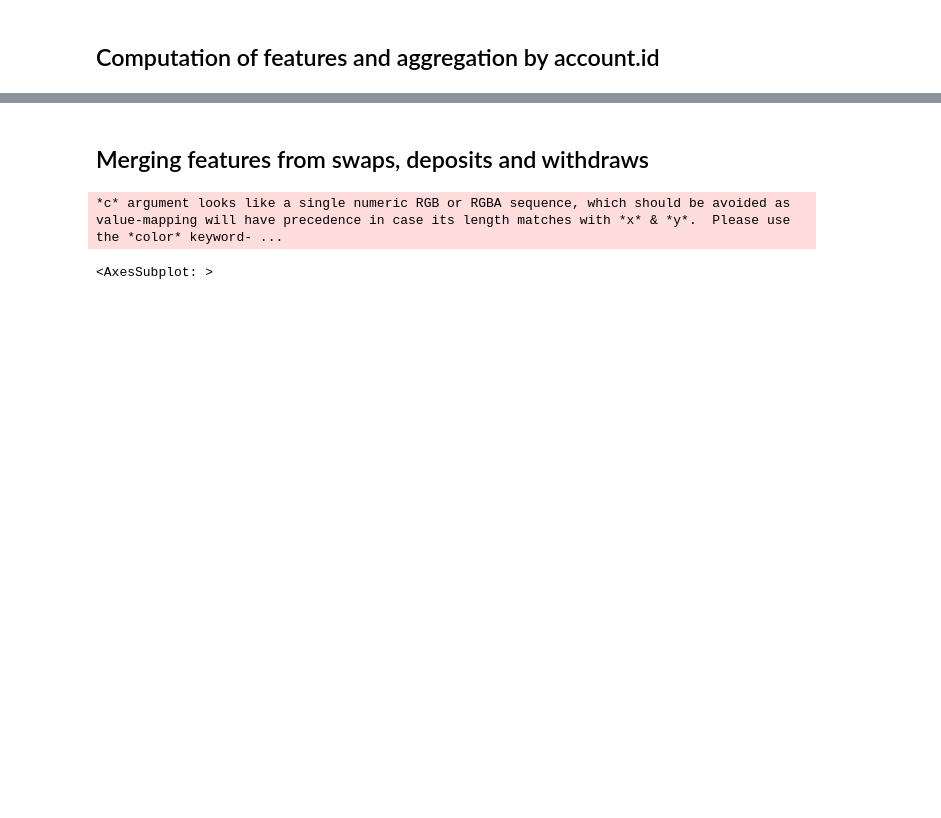
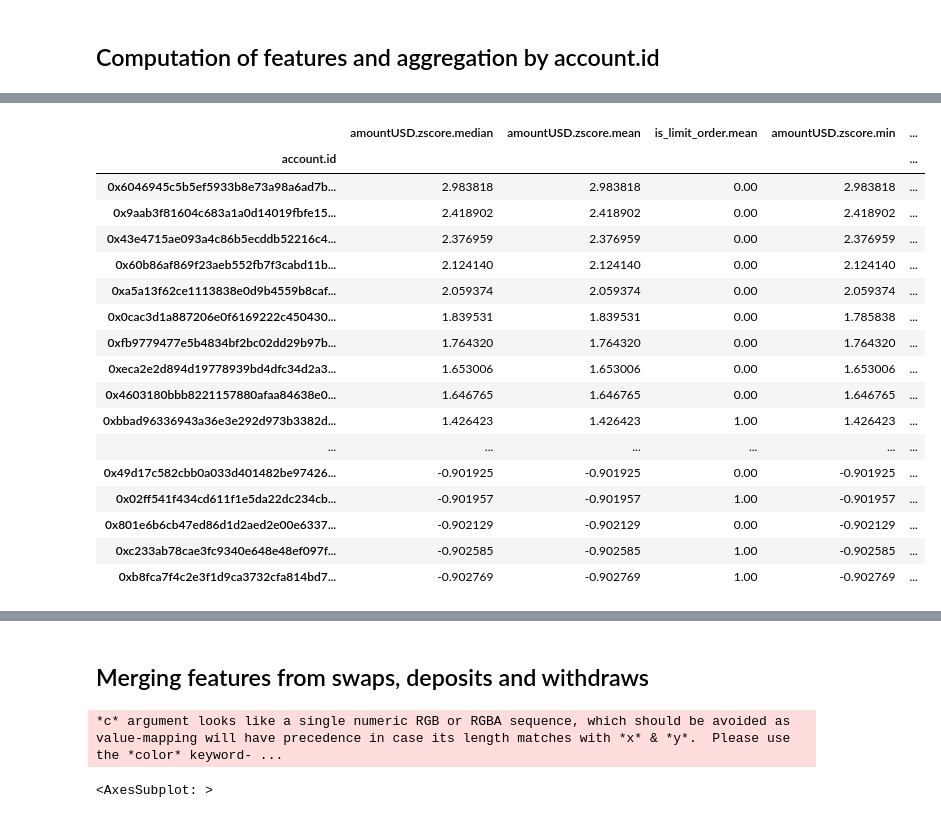
Before and after one commit to juliencarponcy/py0xcluster, a Jupyter notebook: notebooks/Pool_clustering.ipynb, the cells around one changed output, grey strips where cells are left out. Cells and saved outputs as stored; diff of their text form; code cells hidden in the pictures; blank space fills up the shorter version.

```diff
--- a/notebooks/Pool_clustering.ipynb
+++ b/notebooks/Pool_clustering.ipynb
@@ -180,10 +207,11 @@ Length: 119, dtype: string
 # %%
 uni3_events_getter = PoolEventGetter(
     subgraph_url = 'https://api.thegraph.com/subgraphs/name/messari/uniswap-v3-ethereum',
-    pools_data = uni3_pools,
-    pool_ids = uni3_pools.pools_df['pool.id'].values[0],
-    start_date = (2023,1,14),
-    end_date = (2023,1,15),
+    query_file_path = queries_folder / 'messari_getPoolEvents.gql',
+    pools_data = None,
+    pool_ids = uni3_pools.pools_df['pool.id'].values[:5],#uni3_pools.pools_df['pool.id'].values[0],
+    start_date = (2024,2,1),
+    end_date = (2024,2,3),
     days_batch_size = 1
     )
 
@@ -334,2 +329,23 @@ addresses_swaps_features
+# %%
+addresses_deposits_features.sort_values(by='amountUSD.zscore.median', ascending=False).head(50)
+# %% [output]
+|  | amountUSD.zscore.median | amountUSD.zscore.mean | is_limit_order.mean | amountUSD.zscore.min | ... |
+| account.id |  |  |  |  | ... |
+| 0x6046945c5b5ef5933b8e73a98a6ad7b... | 2.983818 | 2.983818 | 0.00 | 2.983818 | ... |
+| 0x9aab3f81604c683a1a0d14019fbfe15... | 2.418902 | 2.418902 | 0.00 | 2.418902 | ... |
+| 0x43e4715ae093a4c86b5ecddb52216c4... | 2.376959 | 2.376959 | 0.00 | 2.376959 | ... |
+| 0x60b86af869f23aeb552fb7f3cabd11b... | 2.124140 | 2.124140 | 0.00 | 2.124140 | ... |
+| 0xa5a13f62ce1113838e0d9b4559b8caf... | 2.059374 | 2.059374 | 0.00 | 2.059374 | ... |
+| 0x0cac3d1a887206e0f6169222c450430... | 1.839531 | 1.839531 | 0.00 | 1.785838 | ... |
+| 0xfb9779477e5b4834bf2bc02dd29b97b... | 1.764320 | 1.764320 | 0.00 | 1.764320 | ... |
+| 0xeca2e2d894d19778939bd4dfc34d2a3... | 1.653006 | 1.653006 | 0.00 | 1.653006 | ... |
+| 0x4603180bbb8221157880afaa84638e0... | 1.646765 | 1.646765 | 0.00 | 1.646765 | ... |
+| 0xbbad96336943a36e3e292d973b3382d... | 1.426423 | 1.426423 | 1.00 | 1.426423 | ... |
+| ... | ... | ... | ... | ... | ... |
+| 0x49d17c582cbb0a033d401482be97426... | -0.901925 | -0.901925 | 0.00 | -0.901925 | ... |
+| 0x02ff541f434cd611f1e5da22dc234cb... | -0.901957 | -0.901957 | 1.00 | -0.901957 | ... |
+| 0x801e6b6cb47ed86d1d2aed2e00e6337... | -0.902129 | -0.902129 | 0.00 | -0.902129 | ... |
+| 0xc233ab78cae3fc9340e648e48ef097f... | -0.902585 | -0.902585 | 1.00 | -0.902585 | ... |
+| 0xb8fca7f4c2e3f1d9ca3732cfa814bd7... | -0.902769 | -0.902769 | 1.00 | -0.902769 | ... |
 # %%
 # sns.pairplot(addresses_swaps_features)
```
Also changed, not shown: parts of 14 cells of this notebook, 9 other files.
